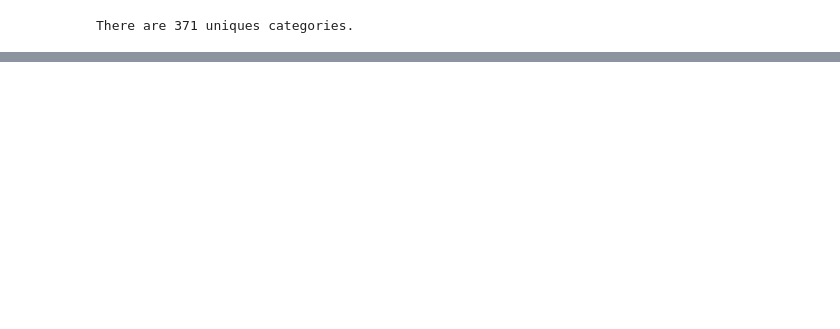
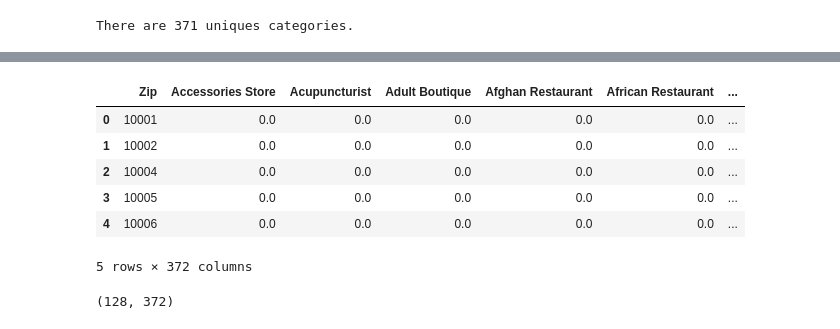
Before and after one commit to allaccountstaken/predicting_urban_home_values, a Jupyter notebook: Predicting Home Values Using Venues.ipynb, the cells around one changed output, grey strips where cells are left out. Drawn from its saved outputs; the diff is of its cells as text; code cells hidden in the pictures; blank space fills up the shorter version.

```diff
--- a/Predicting Home Values Using Venues.ipynb
+++ b/Predicting Home Values Using Venues.ipynb
@@ -540,3 +564,18 @@ There are 371 uniques categories.
+# %%
+nyc_grouped = nyc_onehot.groupby('Zip').mean().reset_index()
+nyc_grouped.head()
+# %% [output]
+|  | Zip | Accessories Store | Acupuncturist | Adult Boutique | Afghan Restaurant | African Restaurant | ... |
+| 0 | 10001 | 0.0 | 0.0 | 0.0 | 0.0 | 0.0 | ... |
+| 1 | 10002 | 0.0 | 0.0 | 0.0 | 0.0 | 0.0 | ... |
+| 2 | 10004 | 0.0 | 0.0 | 0.0 | 0.0 | 0.0 | ... |
+| 3 | 10005 | 0.0 | 0.0 | 0.0 | 0.0 | 0.0 | ... |
+| 4 | 10006 | 0.0 | 0.0 | 0.0 | 0.0 | 0.0 | ... |
+5 rows × 372 columns
+# %%
+nyc_grouped.shape
+# %% [output]
+(128, 372)
 # %%
 # TODO:
 
```
Also changed, not shown: parts of 4 cells of this notebook, 1 other file.
